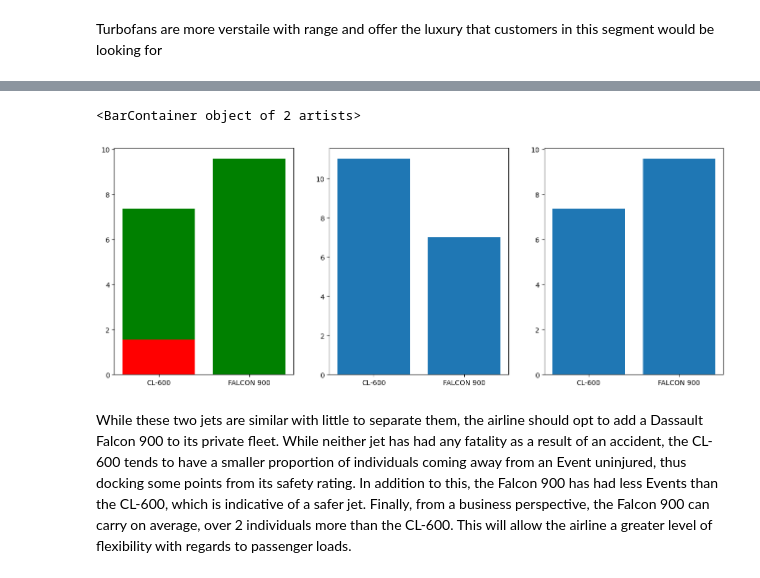
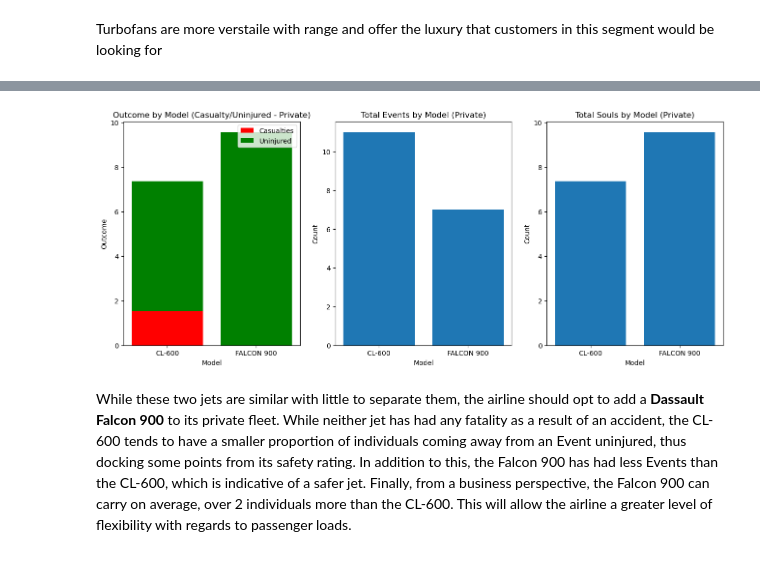
Before and after one commit to Luwate/dsc-phase-1-project, a Jupyter notebook: student.ipynb, the cells around one changed output, grey strips where cells are left out. Cells and saved outputs as stored; diff of their text form; code cells hidden in the pictures.

```diff
--- a/student.ipynb
+++ b/student.ipynb
@@ -673,7 +671,8 @@ make_mapping = {
     'Learjet' : ['Learjet', 'Learjet Inc'],
     'Gates Learjet' : ['Gates Learjet', 'Gates Learjet Corp.'],
     'Saab' : ['Saab', 'Saab-Scania Ab (Saab)'],
-    'Dassault': ['Dassault', 'Dassault-Breguet', 'Dassault Aviation']
+    'Dassault': ['Dassault', 'Dassault-Breguet', 'Dassault Aviation'],
+    'Fairchild Swearingen': ['Fairchild Swearingen', 'Fairchild', 'Swearingen']
 
 }
 
@@ -1396,8 +1488,8 @@ Name: count, dtype: int64
 # %% [markdown]
 Turbofans are more verstaile with range and offer the luxury that customers in this segment would be looking for
 # %%
-private_final=private_final[private_final['Engine.Type']=='Turbo Fan']
-private_final.Model
+private_final_clean=private_final[private_final['Engine.Type']=='Turbo Fan']
+private_final_clean.Model
 # %% [output]
 3620         CL-600
 17390        CL-600
@@ -1419,9 +1511,9 @@ private_final.Model
 76893    FALCON 900
 Name: Model, dtype: object
 # %%
-private_final_stats = private_final.groupby('Model').mean(numeric_only=True)
-private_final_stats['Total.Events'] = private_final.groupby('Model').size()
-private_final_stats['Incident.Year'] = private_final[['Model', 'Event.Date']].groupby("Model").mean()['Event.Date'].dt.year
+private_final_stats = private_final_clean.groupby('Model').mean(numeric_only=True)
+private_final_stats['Total.Events'] = private_final_clean.groupby('Model').size()
+private_final_stats['Incident.Year'] = private_final_clean[['Model', 'Event.Date']].groupby("Model").mean()['Event.Date'].dt.year
 private_final_stats
 # %% [output]
 |  | Number.of.Engines | Total.Fatal.Injuries | Total.Serious.Injuries | Total.Minor.Injuries | Total.Uninjured | ... |
@@ -1430,14 +1522,22 @@ private_final_stats
 | FALCON 900 | 2.857143 | 0.000000 | 0.000000 | 0.0 | 9.571429 | ... |
 # %%
 fig, ax = plt.subplots(nrows=1, ncols =3, figsize= (16,6))
-ax[0].bar(private_final_stats.index, (private_final_stats['Total.Souls'] - private_final_stats['Total.Uninjured']), color = 'r')
-ax[0].bar(private_final_stats.index, private_final_stats['Total.Uninjured'], color = 'g', bottom = (private_final_stats['Total.Souls'] - private_final_stats['Total.Uninjured']))
-
+ax[0].bar(private_final_stats.index, (private_final_stats['Total.Souls'] - private_final_stats['Total.Uninjured']), color = 'r', label="Casualties")
+ax[0].bar(private_final_stats.index, private_final_stats['Total.Uninjured'], color = 'g', bottom = (private_final_stats['Total.Souls'] - private_final_stats['Total.Uninjured']), label = "Uninjured")
+ax[0].set_title('Outcome by Model (Casualty/Uninjured - Private)')
+ax[0].set_xlabel("Model")
+ax[0].set_ylabel("Outcome")
+ax[0].legend(loc = "upper right")
 ax[1].bar(private_final_stats.index, private_final_stats['Total.Events'])
-
+ax[1].set_title('Total Events by Model (Private)')
+ax[1].set_xlabel("Model")
+ax[1].set_ylabel("Count")
 ax[2].bar(private_final_stats.index, private_final_stats['Total.Souls'])
+ax[2].set_title('Total Souls by Model (Private)')
+ax[2].set_xlabel("Model")
+ax[2].set_ylabel("Count")
+plt.savefig('./images/private_final_comparison.png');
 # %% [output]
-<BarContainer object of 2 artists>
-[figure, old version]
+[figure, new version]
 # %% [markdown]
-While these two jets are similar with little to separate them, the airline should opt to add a Dassault Falcon 900 to its private fleet. While neither jet has had any fatality as a result of an accident, the CL-600 tends to have a smaller proportion of individuals coming away from an Event uninjured, thus docking some points from its safety rating. In addition to this, the Falcon 900 has had less Events than the CL-600, which is indicative of a safer jet. Finally, from a business perspective, the Falcon 900 can carry on average, over 2 individuals more than the CL-600. This will allow the airline a greater level of flexibility with regards to passenger loads.
+While these two jets are similar with little to separate them, the airline should opt to add a __Dassault Falcon 900__ to its private fleet. While neither jet has had any fatality as a result of an accident, the CL-600 tends to have a smaller proportion of individuals coming away from an Event uninjured, thus docking some points from its safety rating. In addition to this, the Falcon 900 has had less Events than the CL-600, which is indicative of a safer jet. Finally, from a business perspective, the Falcon 900 can carry on average, over 2 individuals more than the CL-600. This will allow the airline a greater level of flexibility with regards to passenger loads.
```
Also changed, not shown: parts of 66 cells of this notebook, 17 other files.
